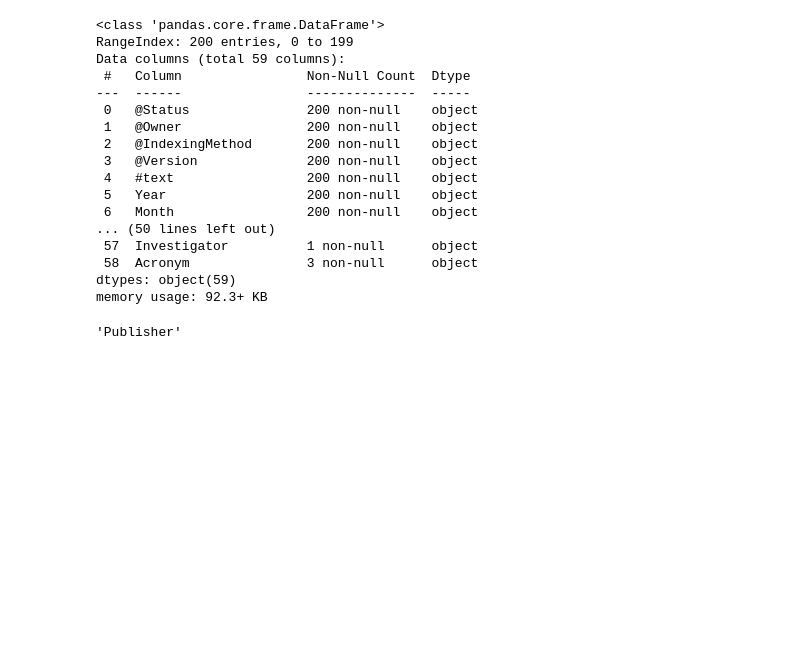
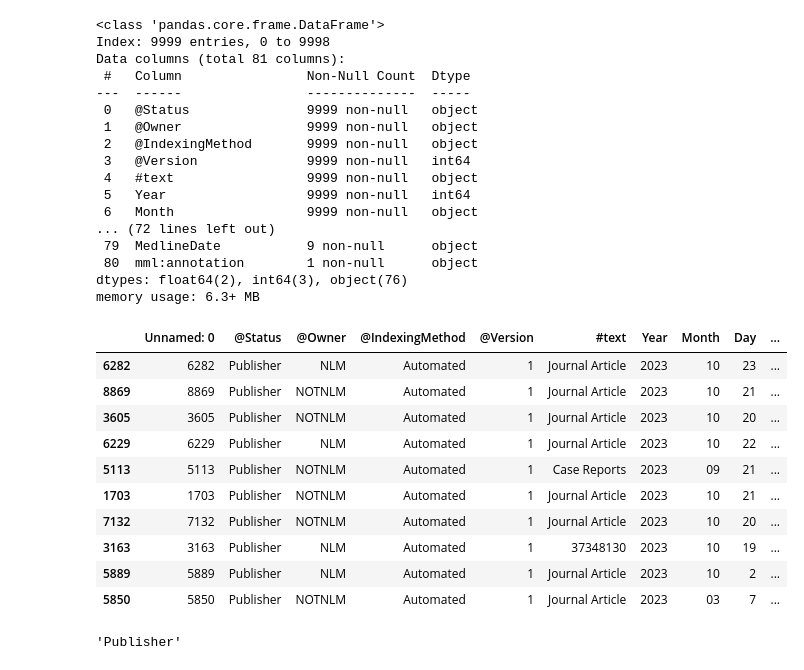
Before and after one commit to josemanuelgonzalezfornell/ncbi_proyect, a Jupyter notebook: src/notebooks/notebook.ipynb, the cells around one changed output. Saved outputs shown, nothing was run; the diff lists cells and outputs as text; code cells hidden in the pictures; blank space fills up the shorter version.

```diff
--- a/src/notebooks/notebook.ipynb
+++ b/src/notebooks/notebook.ipynb
@@ -81,23 +82,40 @@ df
+# %%
+df = pd.read_csv("/Users/administrador/Documents/proyectos/ncbi/src/data/raw/pubmed.csv", index_col=0)
 # %%
 df.info()
 # %% [output]
 <class 'pandas.core.frame.DataFrame'>
-RangeIndex: 200 entries, 0 to 199
-Data columns (total 59 columns):
+Index: 9999 entries, 0 to 9998
+Data columns (total 81 columns):
  #   Column                Non-Null Count  Dtype
 ---  ------                --------------  -----
- 0   @Status               200 non-null    object
- 1   @Owner                200 non-null    object
- 2   @IndexingMethod       200 non-null    object
- 3   @Version              200 non-null    object
- 4   #text                 200 non-null    object
- 5   Year                  200 non-null    object
- 6   Month                 200 non-null    object
-... (50 lines left out)
- 57  Investigator          1 non-null      object
- 58  Acronym               3 non-null      object
-dtypes: object(59)
-memory usage: 92.3+ KB
+ 0   @Status               9999 non-null   object
+ 1   @Owner                9999 non-null   object
+ 2   @IndexingMethod       9999 non-null   object
+ 3   @Version              9999 non-null   int64
+ 4   #text                 9999 non-null   object
+ 5   Year                  9999 non-null   int64
+ 6   Month                 9999 non-null   object
+... (72 lines left out)
+ 79  MedlineDate           9 non-null      object
+ 80  mml:annotation        1 non-null      object
+dtypes: float64(2), int64(3), object(76)
+memory usage: 6.3+ MB
+# %%
+pd.set_option("display.max_columns", None)
+df.sample(10)
+# %% [output]
+|  | Unnamed: 0 | @Status | @Owner | @IndexingMethod | @Version | #text | Year | Month | Day | ... |
+| 6282 | 6282 | Publisher | NLM | Automated | 1 | Journal Article | 2023 | 10 | 23 | ... |
+| 8869 | 8869 | Publisher | NOTNLM | Automated | 1 | Journal Article | 2023 | 10 | 21 | ... |
+| 3605 | 3605 | Publisher | NOTNLM | Automated | 1 | Journal Article | 2023 | 10 | 20 | ... |
+| 6229 | 6229 | Publisher | NLM | Automated | 1 | Journal Article | 2023 | 10 | 22 | ... |
+| 5113 | 5113 | Publisher | NOTNLM | Automated | 1 | Case Reports | 2023 | 09 | 21 | ... |
+| 1703 | 1703 | Publisher | NOTNLM | Automated | 1 | Journal Article | 2023 | 10 | 21 | ... |
+| 7132 | 7132 | Publisher | NOTNLM | Automated | 1 | Journal Article | 2023 | 10 | 20 | ... |
+| 3163 | 3163 | Publisher | NLM | Automated | 1 | 37348130 | 2023 | 10 | 19 | ... |
+| 5889 | 5889 | Publisher | NLM | Automated | 1 | Journal Article | 2023 | 10 | 2 | ... |
+| 5850 | 5850 | Publisher | NOTNLM | Automated | 1 | Journal Article | 2023 | 03 | 7 | ... |
 # %%
 a = clean_dict(json_data["PubmedArticleSet"]["PubmedArticle"])
 # %%
```
Also changed, not shown: parts of 3 cells of this notebook, 1 other file.
